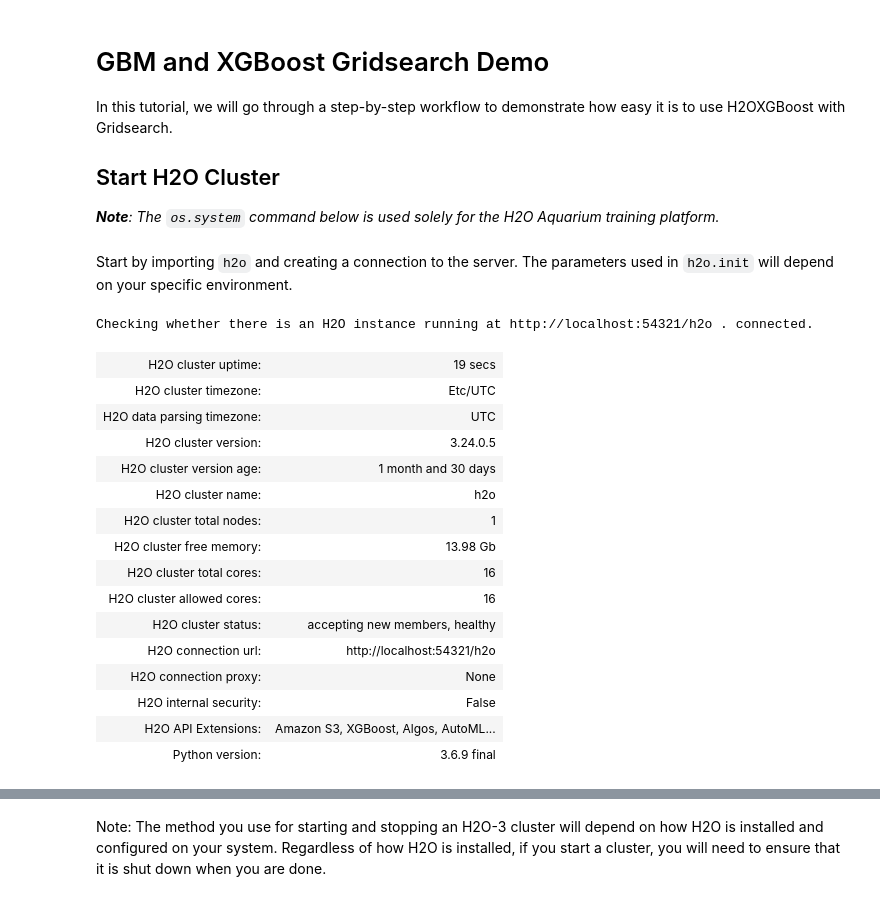
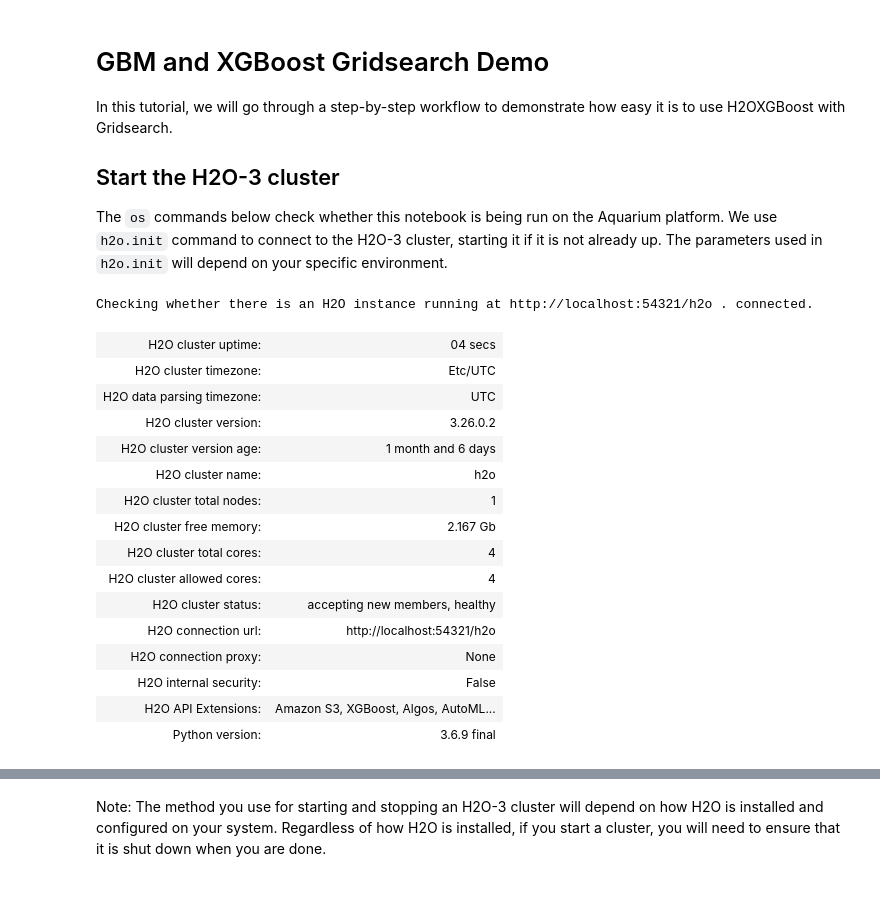
Before and after one commit to davidwhiting/aquarium_h2o3_sw, a Jupyter notebook: contents/h2o-3_hands_on/xgboost/XGBoostDemo_prerun.ipynb, the cells around one changed output, grey strips where cells are left out. Saved outputs shown, nothing was run; the diff lists cells and outputs as text; code cells hidden in the pictures.

```diff
--- a/contents/h2o-3_hands_on/xgboost/XGBoostDemo_prerun.ipynb
+++ b/contents/h2o-3_hands_on/xgboost/XGBoostDemo_prerun.ipynb
@@ -3,6 +3,6 @@
 
 In this tutorial, we will go through a step-by-step workflow to demonstrate how easy it is to use H2OXGBoost with Gridsearch.
 
-## Start H2O Cluster
+## Start the H2O-3 cluster
 
-_**Note**: The `os.system` command below is used solely for the H2O Aquarium training platform._
+The `os` commands below check whether this notebook is being run on the Aquarium platform. We use `h2o.init` command to connect to the H2O-3 cluster, starting it if it is not already up. The parameters used in `h2o.init` will depend on your specific environment.
@@ -13,23 +9,33 @@ os.system('/home/h2o/bin/startup')
-# %% [markdown]
-Start by importing `h2o` and creating a connection to the server. The parameters used in `h2o.init` will depend on your specific environment.
-# %%
-import h2o
-h2o.init(url='http://localhost:54321/h2o')
-# %% [output]
-Checking whether there is an H2O instance running at http://localhost:54321/h2o . connected.
-| H2O cluster uptime: | 19 secs |
-| H2O cluster timezone: | Etc/UTC |
-| H2O data parsing timezone: | UTC |
-| H2O cluster version: | 3.24.0.5 |
-| H2O cluster version age: | 1 month and 30 days |
-| H2O cluster name: | h2o |
-| H2O cluster total nodes: | 1 |
-| H2O cluster free memory: | 13.98 Gb |
-| H2O cluster total cores: | 16 |
-| H2O cluster allowed cores: | 16 |
-| H2O cluster status: | accepting new members, healthy |
-| H2O connection url: | http://localhost:54321/h2o |
-| H2O connection proxy: | None |
-| H2O internal security: | False |
-| H2O API Extensions: | Amazon S3, XGBoost, Algos, AutoML... |
-| Python version: | 3.6.9 final |
+# %%
+import os
+import h2o
+
+startup = '/home/h2o/bin/aquarium_startup'
+if os.path.exists(startup):
+    os.system(startup)
+    local_url = 'http://localhost:54321/h2o'
+    aquarium = True
+    !sleep 5
+else:
+    local_url = 'http://localhost:54321'
+    aquarium = False
+
+h2o.init(url=local_url)
+# %% [output]
+Checking whether there is an H2O instance running at http://localhost:54321/h2o . connected.
+| H2O cluster uptime: | 04 secs |
+| H2O cluster timezone: | Etc/UTC |
+| H2O data parsing timezone: | UTC |
+| H2O cluster version: | 3.26.0.2 |
+| H2O cluster version age: | 1 month and 6 days |
+| H2O cluster name: | h2o |
+| H2O cluster total nodes: | 1 |
+| H2O cluster free memory: | 2.167 Gb |
+| H2O cluster total cores: | 4 |
+| H2O cluster allowed cores: | 4 |
+| H2O cluster status: | accepting new members, healthy |
+| H2O connection url: | http://localhost:54321/h2o |
+| H2O connection proxy: | None |
+| H2O internal security: | False |
+| H2O API Extensions: | Amazon S3, XGBoost, Algos, AutoML... |
+| Python version: | 3.6.9 final |
```
Also changed, not shown: parts of 11 cells of this notebook, 1 other file.
